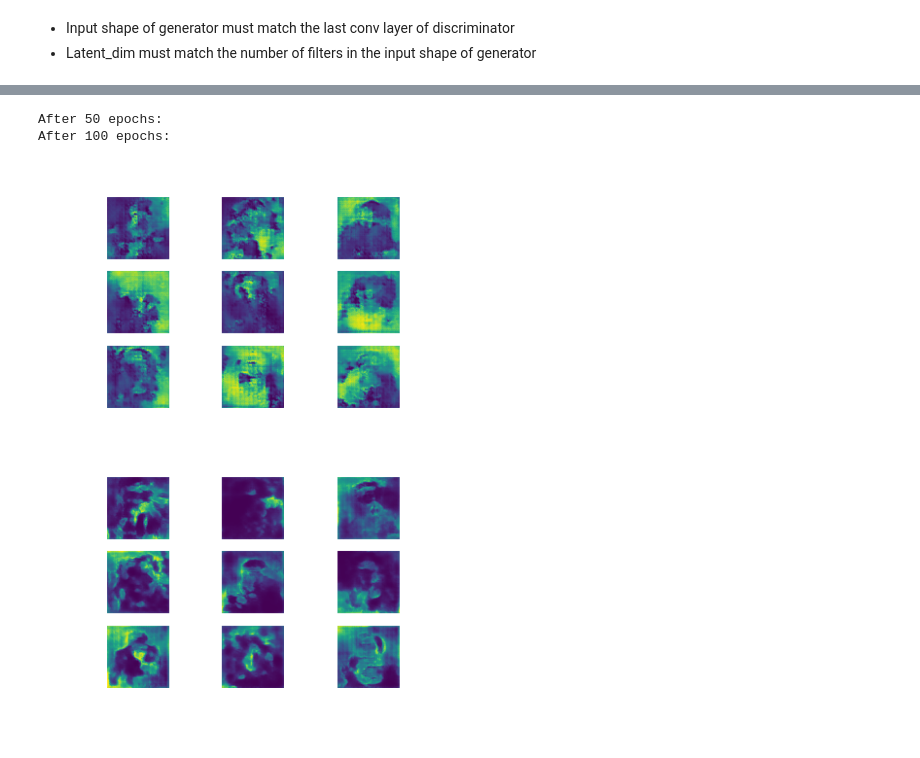
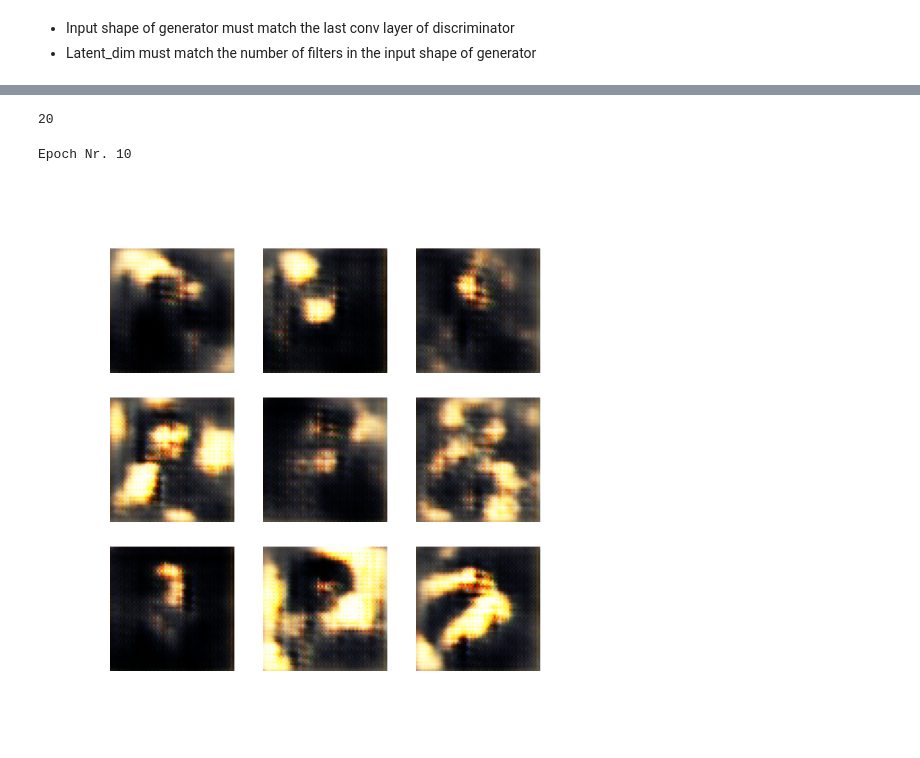
Before and after one commit to Coyote-Schmoyote/portrait-generation-dcgan, a Jupyter notebook: GAN_portriat.ipynb, the cells around one changed output, grey strips where cells are left out. Cells and saved outputs as stored; diff of their text form; code cells hidden in the pictures.

Commit message:
trained for 200 epochs

```diff
--- a/GAN_portriat.ipynb
+++ b/GAN_portriat.ipynb
@@ -337,5 +388,9 @@ def generate_fake_samples(generator, latent_dim, n_samples):
   fake_images = generator.predict(generator_input)
   fake_labels = np.zeros((n_samples, 1))
   return fake_images, fake_labels
+# %%
+output_folder = "/content/drive/MyDrive/ml-projects/GAN/output/"
+output_images = os.path.join(output_folder, "images/")
+output_models = os.path.join(output_folder, "models/")
 # %%
 def save_plot(examples, epoch, n=3):
@@ -403,24 +464,15 @@ WARNING:tensorflow:Compiled the loaded model, but the compiled metrics have yet
-# %%
-import PIL
-# Display a single image using the epoch number
-def display_image(epoch_no):
-  return PIL.Image.open('generated_portrait_e{:03d}.png'.format(epoch_no))
-# %%
-epoch_nr_1 = 50
-epoch_nr_2 = 100
-img1 = display_image(epoch_nr_1)
-img2 = display_image(epoch_nr_2)
-
-def get_2_images(img1, img2):
-    images = PIL.Image.new('RGB', (img1.width, img1.height + img2.height))
-    print(f"After {epoch_nr_1} epochs:")
-    images.paste(img1, (0, 0))
-    print(f"After {epoch_nr_2} epochs:")
-    images.paste(img2, (0, img1.height))
-    return images
-
-get_2_images(img1, img2)
-# %% [output]
-After 50 epochs:
-After 100 epochs:
-[figure, removed]
+# %%
+len(os.listdir(output_images))
+# %% [output]
+20
+# %%
+def display_image(folder, epoch_no):
+  path = os.path.join(folder, "generated_portrait_e{:03d}.png".format(epoch_no))
+  image = cv2.imread(path)
+  print(f"Epoch Nr. {epoch_no}")
+  cv2_imshow(image)
+# %%
+display_image(output_images, 10)
+# %% [output]
+Epoch Nr. 10
+[figure, added]
```
Also changed, not shown: parts of 45 cells of this notebook.
